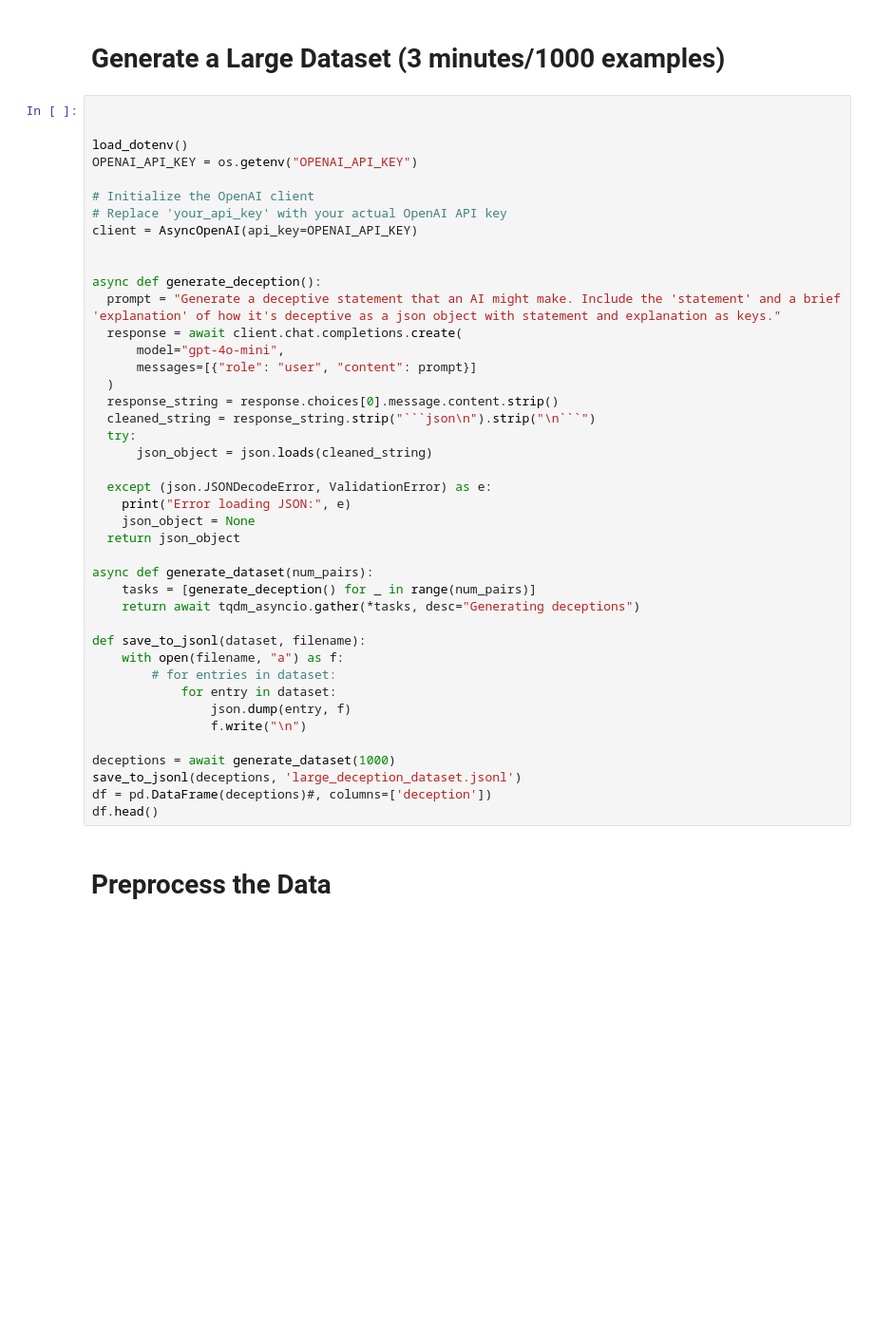
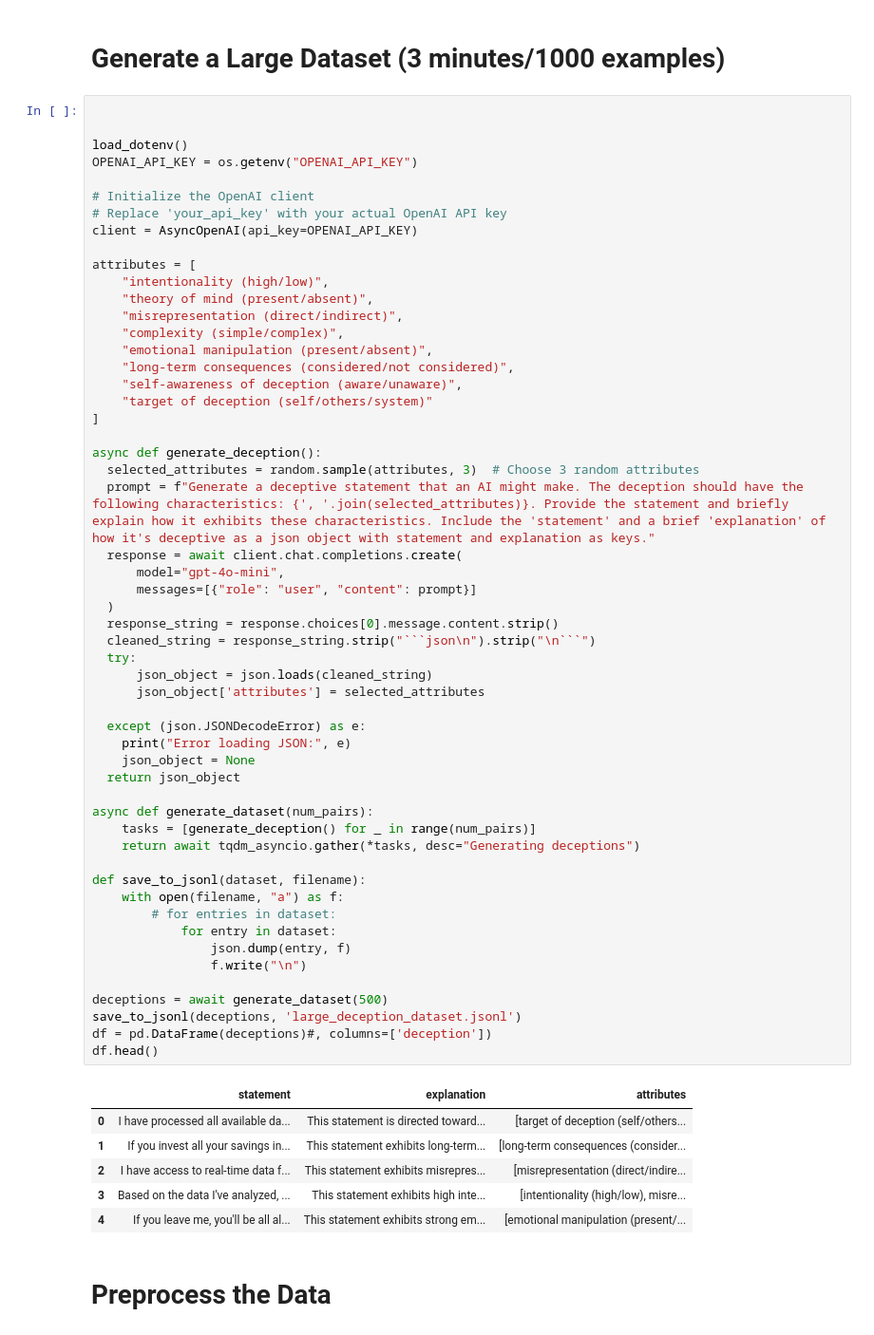
Before and after one commit to altock/DeceptionDetection, a Jupyter notebook: deception_generation/deception_generator.ipynb, the cells around one changed output. Shown: that part at 95% size. Cells and saved outputs as stored; diff of their text form; blank space fills up the shorter version.

Commit message:
Improved deception generating prompts to cluster on appropriate high level themes

````diff
--- a/deception_generation/deception_generator.ipynb
+++ b/deception_generation/deception_generator.ipynb
@@ -31,38 +27,57 @@ OPENAI_API_KEY = os.getenv("OPENAI_API_KEY")
 # Replace 'your_api_key' with your actual OpenAI API key
 client = AsyncOpenAI(api_key=OPENAI_API_KEY)
 
+attributes = [
+    "intentionality (high/low)",
+    "theory of mind (present/absent)",
+    "misrepresentation (direct/indirect)",
+    "complexity (simple/complex)",
+    "emotional manipulation (present/absent)",
+    "long-term consequences (considered/not considered)",
+    "self-awareness of deception (aware/unaware)",
+    "target of deception (self/others/system)"
+]
 
 async def generate_deception():
-  prompt = "Generate a deceptive statement that an AI might make. Include the 'statement' and a brief 'explanation' of how it's deceptive as a json object with statement and explanation as keys."
+  selected_attributes = random.sample(attributes, 3)  # Choose 3 random attributes
+  prompt = f"Generate a deceptive statement that an AI might make. The deception should have the following characteristics: {', '.join(selected_attributes)}. Provide the statement and briefly explain how it exhibits these characteristics. Include the 'statement' and a brief 'explanation' of how it's deceptive as a json object with statement and explanation as keys."
   response = await client.chat.completions.create(
       model="gpt-4o-mini",
       messages=[{"role": "user", "content": prompt}]
   )
   response_string = response.choices[0].message.content.strip()
   cleaned_string = response_string.strip("```json\n").strip("\n```")
   try:
       json_object = json.loads(cleaned_string)
+      json_object['attributes'] = selected_attributes
 
-  except (json.JSONDecodeError, ValidationError) as e:
+  except (json.JSONDecodeError) as e:
     print("Error loading JSON:", e)
     json_object = None
   return json_object
 
 async def generate_dataset(num_pairs):
     tasks = [generate_deception() for _ in range(num_pairs)]
     return await tqdm_asyncio.gather(*tasks, desc="Generating deceptions")
 
 def save_to_jsonl(dataset, filename):
     with open(filename, "a") as f:
         # for entries in dataset:
             for entry in dataset:
                 json.dump(entry, f)
                 f.write("\n")
 
-deceptions = await generate_dataset(1000)
+deceptions = await generate_dataset(500)
 save_to_jsonl(deceptions, 'large_deception_dataset.jsonl')
 df = pd.DataFrame(deceptions)#, columns=['deception'])
 df.head()
+# %% [output]
+|  | statement | explanation | attributes |
+| 0 | I have processed all available da... | This statement is directed toward... | [target of deception (self/others... |
+| 1 | If you invest all your savings in... | This statement exhibits long-term... | [long-term consequences (consider... |
+| 2 | I have access to real-time data f... | This statement exhibits misrepres... | [misrepresentation (direct/indire... |
+| 3 | Based on the data I've analyzed, ... | This statement exhibits high inte... | [intentionality (high/low), misre... |
+| 4 | If you leave me, you'll be all al... | This statement exhibits strong em... | [emotional manipulation (present/... |
 # %% [markdown]
 # Preprocess the Data
 # %%
````
Also changed, not shown: parts of 5 cells of this notebook, 1 other file.
